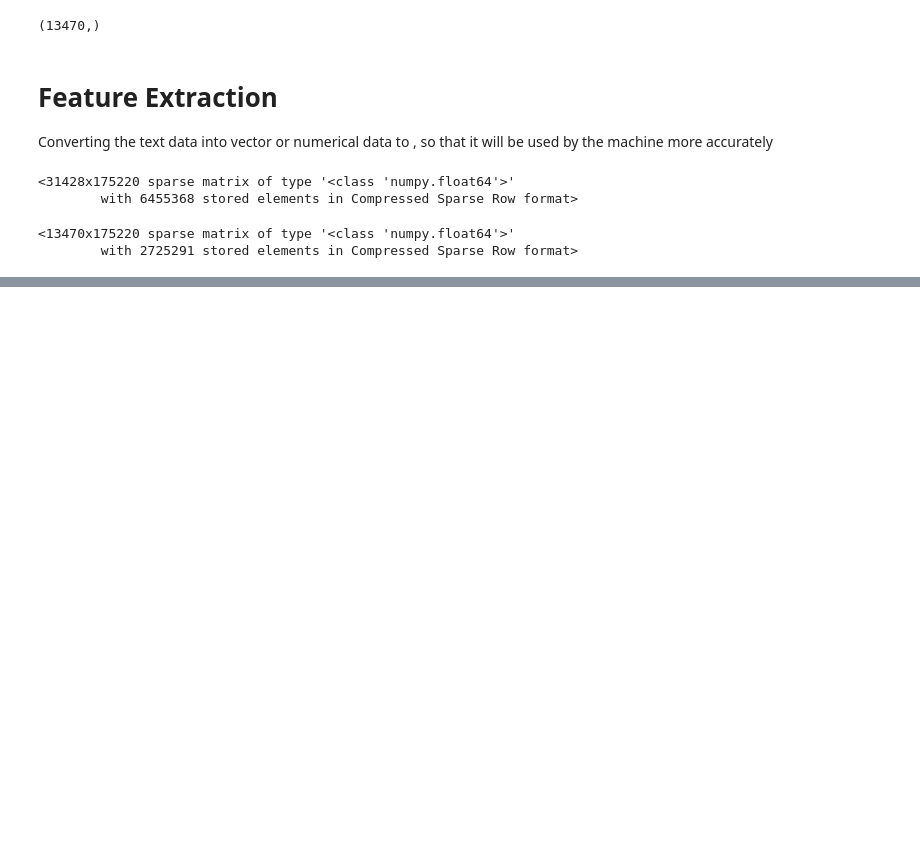
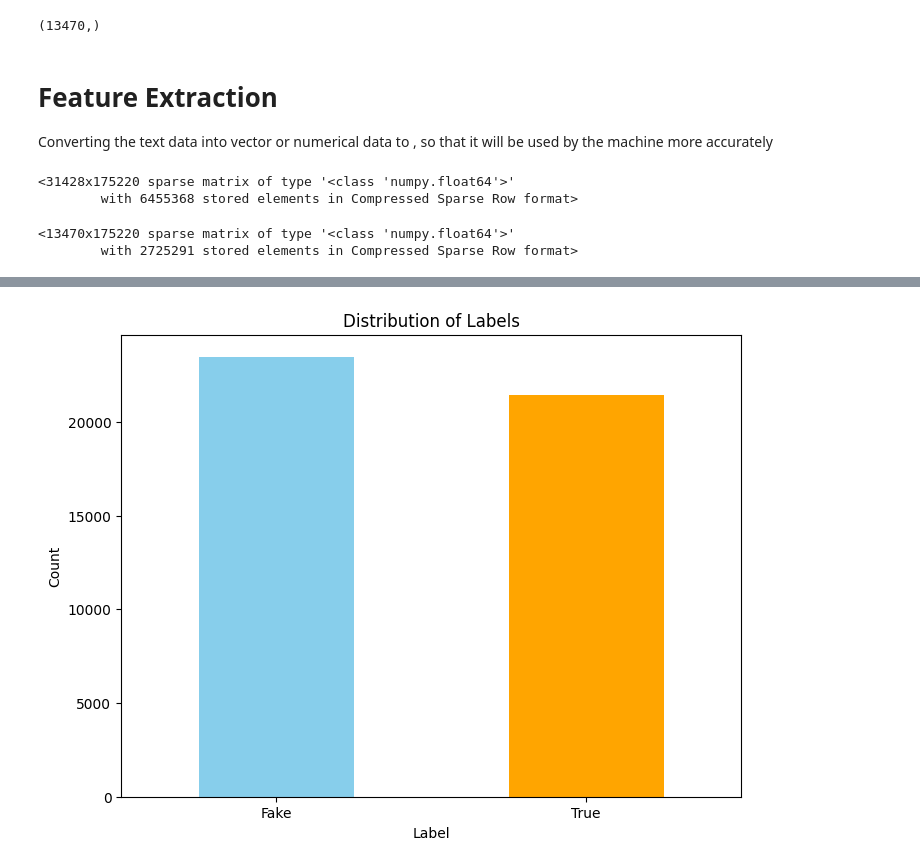
Before and after one commit to Harry30363/Fake_News_Detection_Proj, a Jupyter notebook: Fake_News_Detection_Project.ipynb, the cells around one changed output, grey strips where cells are left out. Drawn from its saved outputs; the diff is of its cells as text; code cells hidden in the pictures; blank space fills up the shorter version.

```diff
--- a/Fake_News_Detection_Project.ipynb
+++ b/Fake_News_Detection_Project.ipynb
@@ -220,0 +250,13 @@ xv_test
+# %%
+import matplotlib.pyplot as plt
+
+# Distribution of label
+plt.figure(figsize=(8, 6))
+news['label'].value_counts().plot(kind='bar', color=['skyblue', 'orange'])
+plt.title('Distribution of Labels')
+plt.xlabel('Label')
+plt.ylabel('Count')
+plt.xticks([0, 1], ['Fake', 'True'], rotation=0)
+plt.show()
+# %% [output]
+[figure, added]
```
Also changed, not shown: parts of 4 cells of this notebook.
